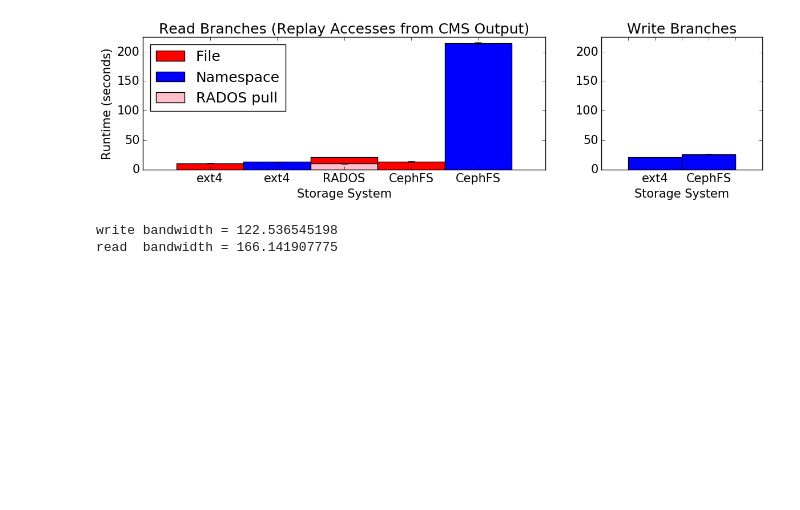
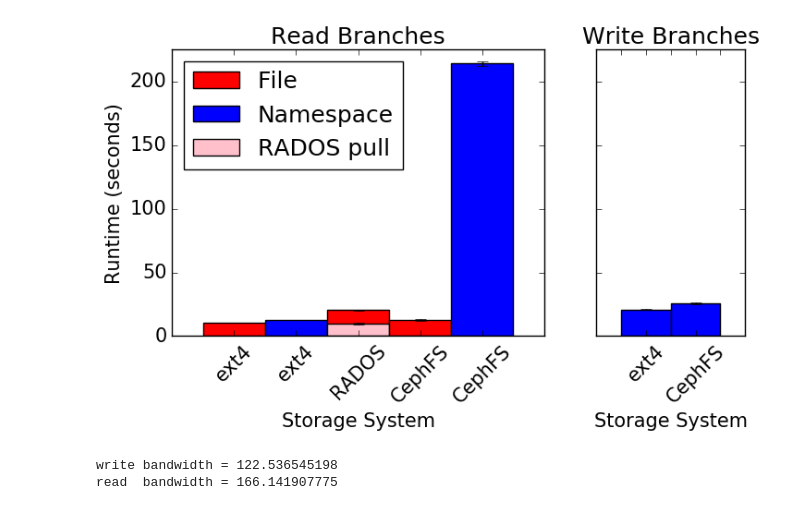
Before and after one commit to michaelsevilla/paulocto-popper, a Jupyter notebook: pipelines/hep/visualize/viz.ipynb, the cells around one changed output. Drawn from its saved outputs; the diff is of its cells as text; code cells hidden in the pictures; blank space fills up the shorter version.

Commit message:
paper: add graphs to paper
Signed-off-by: Michael Sevilla <mikesevilla3@gmail.com>

```diff
--- a/pipelines/hep/visualize/viz.ipynb
+++ b/pipelines/hep/visualize/viz.ipynb
@@ -28,39 +28,40 @@ def parse(expdir):
             df = df.append(d, ignore_index=True)
     return df.pivot(index='run', values='rtime', columns='job')
 
 font = {'size'   : 15}; matplotlib.rc('font', **font)
 args = {'width': 1, 'capsize': 4, 'ecolor': 'black'}
 #fig, ax = plt.subplots(1, 1, figsize=(14, 3))
-fig = plt.figure(figsize=(14,3))
+fig = plt.figure(figsize=(8,4))
 gs = plt.GridSpec(1, 2, width_ratios=[5, 2])
 
 
 df = parse('../results')
 ax = plt.subplot(gs[0])
 ax.bar([0.5], df['read_hep_ext4'].mean(), yerr=df['read_hep_ext4'].std(), color='red',  label='File', **args)
 ax.bar([1.5], df['read_fpb_ext4'].mean(), yerr=df['read_fpb_ext4'].std(), color='blue', label='Namespace', **args)
 ax.bar([2.5], df['get'].mean() + df['read_hep_ext4'].mean(), yerr=df['read_hep_ext4'].std(), color='red', **args)
 ax.bar([2.5], df['get'].mean(), yerr=df['get'].std(), color='pink', label='RADOS pull', **args)
 ax.bar([3.5], df['read_cephfs'].mean(), yerr=df['read_cephfs'].std(), color='red', **args)
 ax.bar([4.5], df['read_fpb_cephfs'].mean(), yerr=df['read_fpb_cephfs'].std(), color='blue', **args)
-ax.set_xticklabels(["", "ext4", "ext4", "RADOS","CephFS", "CephFS"])
+ax.set_xticklabels(["", "ext4", "ext4", "RADOS","CephFS", "CephFS"], rotation=45)
 ax.set_ylim(0, 225)
 ax.set_ylabel("Runtime (seconds)")
 ax.set_xlabel("Storage System")
-ax.set_title("Read Branches (Replay Accesses from CMS Output)")
+ax.set_title("Read Branches")
 ax.legend(loc='upper left')
 ax = plt.subplot(gs[1])
 ax.bar([0.5], df['write_fpb_ext4'].mean(), yerr=df['write_fpb_ext4'].std(), color='blue', **args)
 ax.bar([1.5], df['write_fpb_cephfs'].mean(), yerr=df['write_fpb_cephfs'].std(), color='blue', **args)
 ax.set_ylim(0, 225)
 ax.set_xlim(0, 3)
-ax.set_xticklabels(["", "", "ext4", "", "CephFS"])
+ax.set_yticklabels([])
+ax.set_xticklabels(["", "", "ext4", "", "CephFS"], rotation=45)
 ax.set_title("Write Branches")
 ax.set_xlabel("Storage System")
 
-plt.savefig('rdwr_branches.png', dpi=300, bbox_inches='tight')
+plt.savefig('../../../paper/figures/hep_runtime.png', dpi=300, bbox_inches='tight')
 # %% [output]
-[figure, old version]
+[figure, new version]
 # %%
 print "write bandwidth = " + str((1745997813/df['put'].mean())/(1024*1024))
 print "read  bandwidth = " + str((1745997813/df['get'].mean())/(1024*1024))
```
Also changed, not shown: 12 other files.
